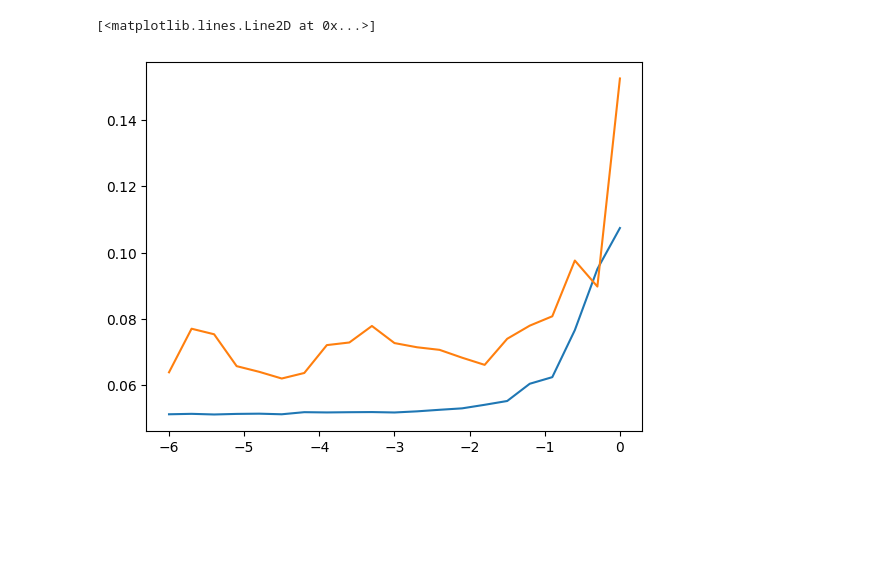
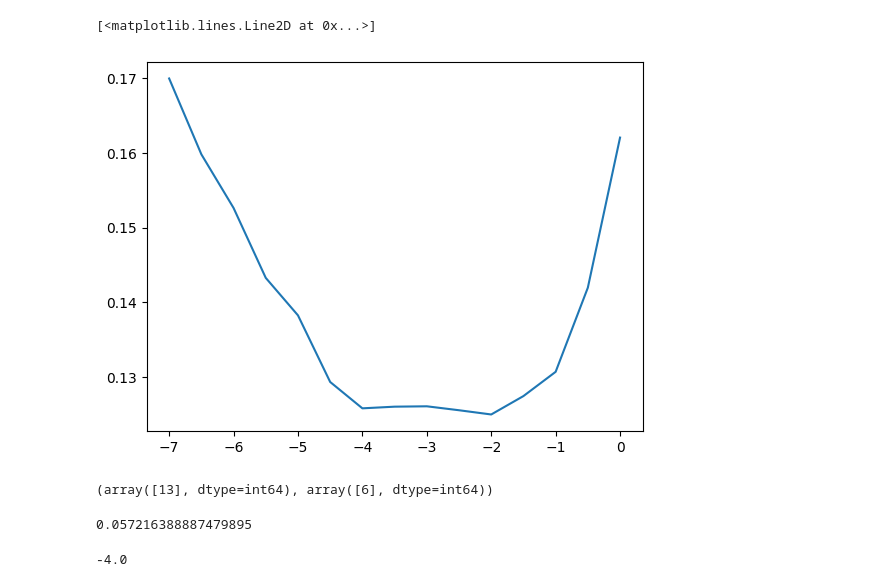
Before and after one commit to MagriLab/Adjoint-ESN, a Jupyter notebook: src/run_validation.ipynb, the cells around one changed output. Drawn from its saved outputs; the diff is of its cells as text; code cells hidden in the pictures; blank space fills up the shorter version.

```diff
--- a/src/run_validation.ipynb
+++ b/src/run_validation.ipynb
@@ -26,7 +16,7 @@ def load_config(experiment_path):
        with open(experiment_path/'config.yml', 'r') as file:
          config = yaml.unsafe_load(file)
          return config
-experiment_path=Path('../local_results/rijke/run_20231029_153121_noise_5_new')
+experiment_path=Path('../local_results/rijke/run_20231029_153121_noise_10_new')
 config = load_config(experiment_path)
 results = pp.unpickle_file(experiment_path / 'results.pickle')[0]
 # %%
@@ -249,6 +224,25 @@ plt.plot(tikhs, err_val)
 # %%
-plt.plot(tikhs, err_train)
 plt.plot(tikhs, err_val)
-# %% [output]
-[<matplotlib.lines.Line2D at 0x...>]
-[figure, removed]
+# %%
+err_dict = pp.unpickle_file(experiment_path/'error_val_results_20240710_230419.pickle')[0]
+err_dict = pp.unpickle_file(experiment_path/'error_val_results_20240711_213911.pickle')[0]
+# %%
+err_val = err_dict["err_val"]
+tikhs = err_dict["tikhs"]
+# %%
+plt.plot(tikhs, np.mean(err_val, axis=0))
+# %% [output]
+[<matplotlib.lines.Line2D at 0x...>]
+[figure, added]
+# %%
+np.where(err_val == np.min(err_val))
+# %% [output]
+(array([13], dtype=int64), array([6], dtype=int64))
+# %%
+err_val[13,6]
+# %% [output]
+0.057216388887479895
+# %%
+tikhs[6]
+# %% [output]
+-4.0
```
Also changed, not shown: parts of 3 cells of this notebook, 24 other files.
